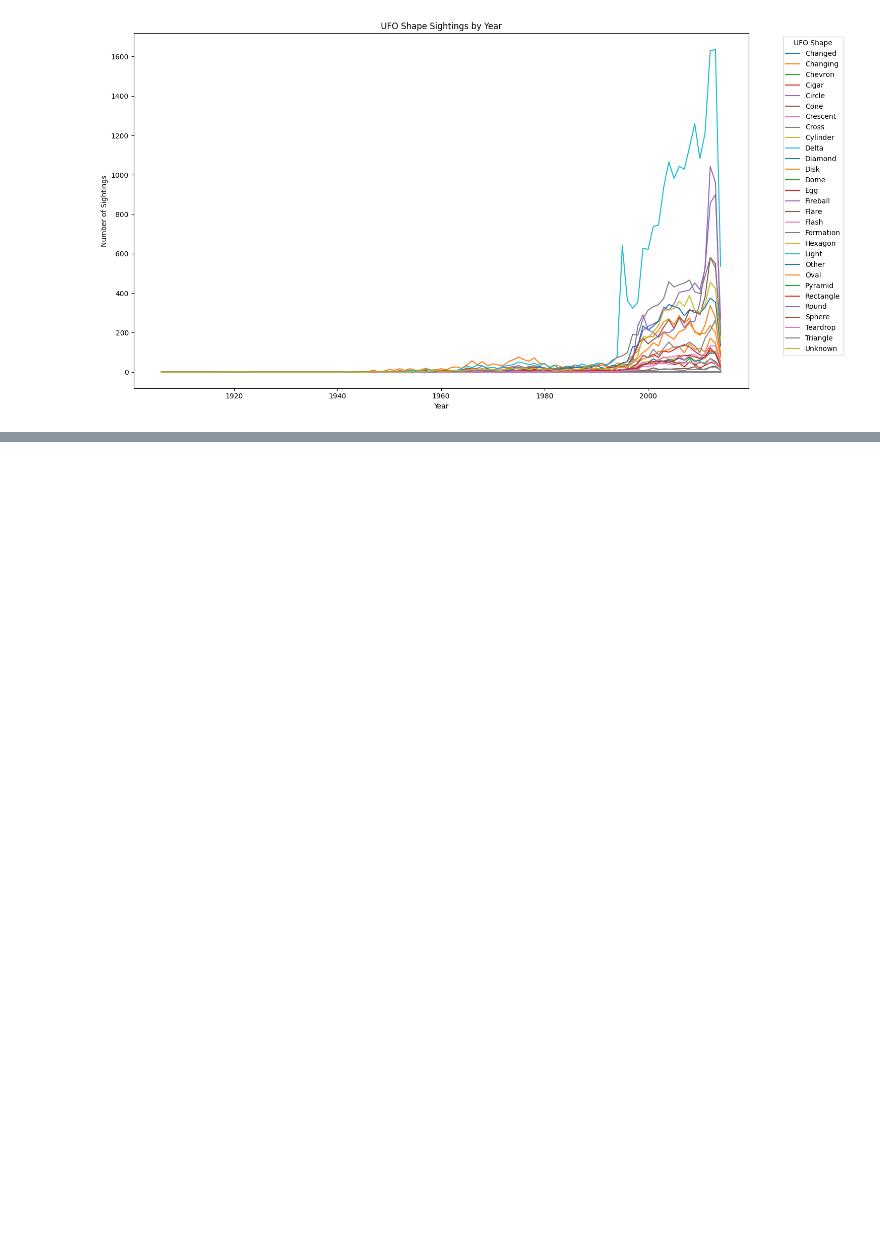
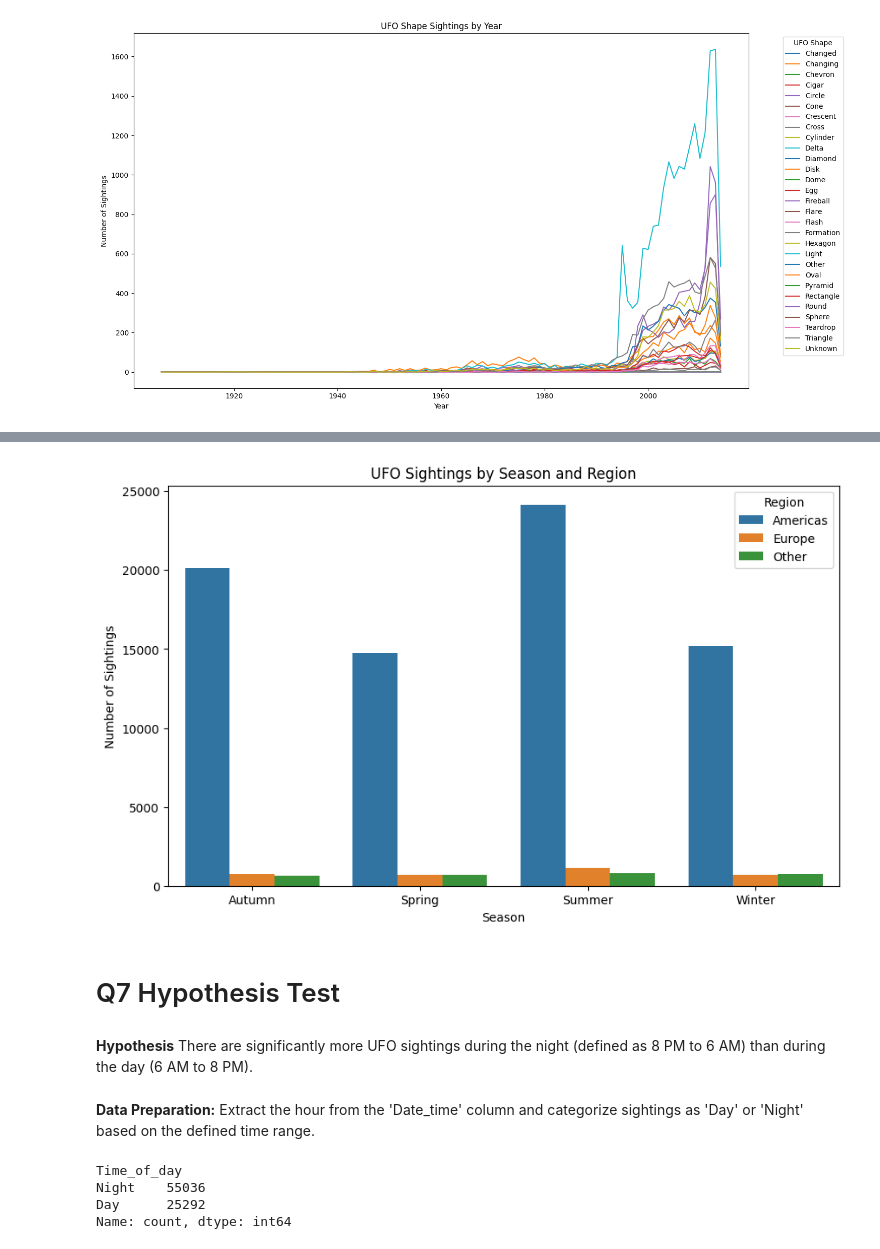
Before and after one commit to EDuffy1998/UFO-Project, a Jupyter notebook: Group_Project_Code.ipynb, the cells around one changed output, grey strips where cells are left out. Saved outputs shown, nothing was run; the diff lists cells and outputs as text; code cells hidden in the pictures; blank space fills up the shorter version.

```diff
--- a/Group_Project_Code.ipynb
+++ b/Group_Project_Code.ipynb
@@ -252,0 +305,24 @@ plt.show()
+# %%
+import pandas as pd
+
+# Assuming you've already loaded the dataset into ufo_dataset
+
+# Function to define seasons in the Northern Hemisphere
+def get_season(month):
+    if 3 <= month <= 5:
+        return 'Spring'
+    elif 6 <= month <= 8:
+        return 'Summer'
+    elif 9 <= month <= 11:
+        return 'Autumn'
+    else:
+        return 'Winter'
+
+# Apply the function to create a season column
+ufo_dataset['Season'] = ufo_dataset['Month'].apply(get_season)
+
+# Group by region and season and count sightings
+seasonal_sightings = ufo_dataset.groupby(['Region', 'Season']).size().reset_index(name='Count')
+
+# Analyze the results
+print(seasonal_sightings)
@@ -252,0 +343,47 @@ plt.show()
+# %%
+import seaborn as sns
+import matplotlib.pyplot as plt
+
+# Ensure you've run the previous code to get seasonal_sightings
+
+# Create a bar plot
+plt.figure(figsize=(10, 6))
+sns.barplot(x='Season', y='Count', hue='Region', data=seasonal_sightings)
+
+# Adding titles and labels for clarity
+plt.title('UFO Sightings by Season and Region')
+plt.xlabel('Season')
+plt.ylabel('Number of Sightings')
+plt.legend(title='Region')
+
+# Show the plot
+plt.show()
+# %% [output]
+[figure, added]
+# %% [markdown]
+# Q7 Hypothesis Test
+# %% [markdown]
+**Hypothesis** There are significantly more UFO sightings during the night (defined as 8 PM to 6 AM) than during the day (6 AM to 8 PM).
+# %% [markdown]
+**Data Preparation:** Extract the hour from the 'Date_time' column and categorize sightings as 'Day' or 'Night' based on the defined time range.
+# %%
+
+# Already loaded in the dataset
+
+ufo_dataset['Date_time'] = pd.to_datetime(ufo_dataset['Date_time'], errors='coerce')
+ufo_dataset['Hour'] = ufo_dataset['Date_time'].dt.hour
+
+# Defining day and night times
+ufo_dataset['Time_of_day'] = 'Day'
+ufo_dataset.loc[(ufo_dataset['Hour'] >= 20) | (ufo_dataset['Hour'] <= 6),'Time_of_day'] = 'Night'
+
+# Counting the number of UFO's seen during the day and during the night
+ufo_sightings = ufo_dataset['Time_of_day'].value_counts()
+
+# print results
+print(ufo_sightings)
+# %% [output]
+Time_of_day
+Night    55036
+Day      25292
+Name: count, dtype: int64
```
Also changed, not shown: parts of 9 cells of this notebook.
